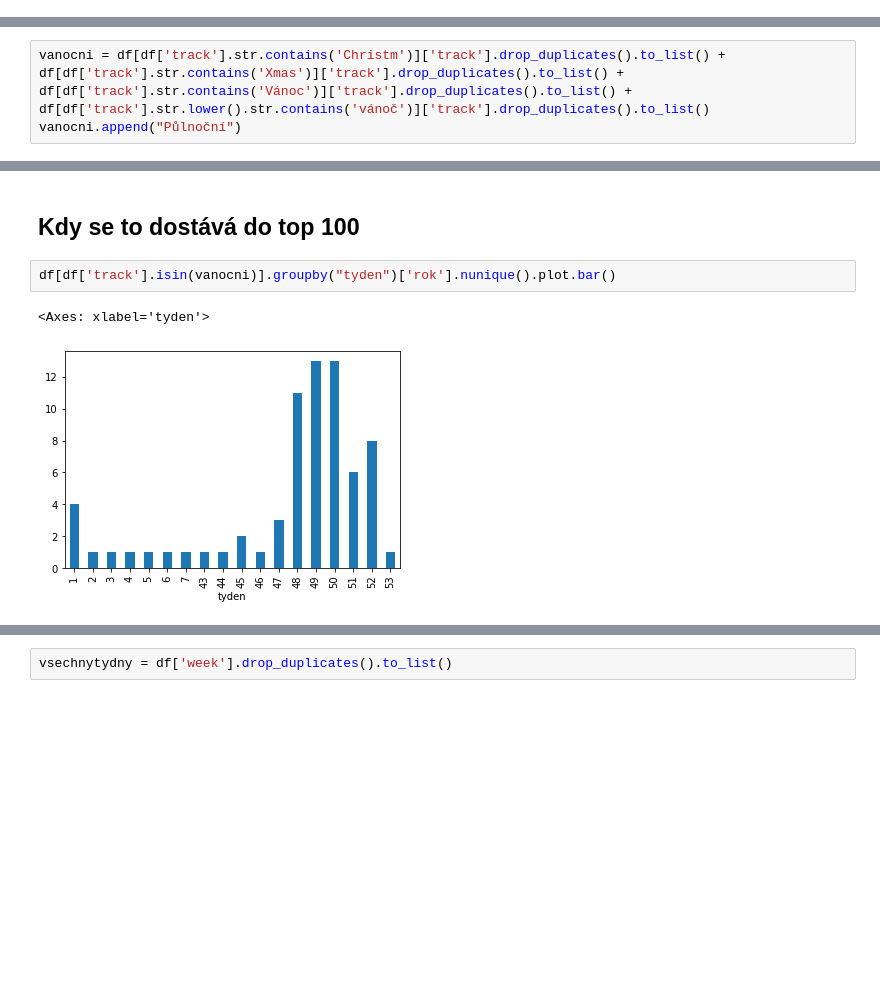
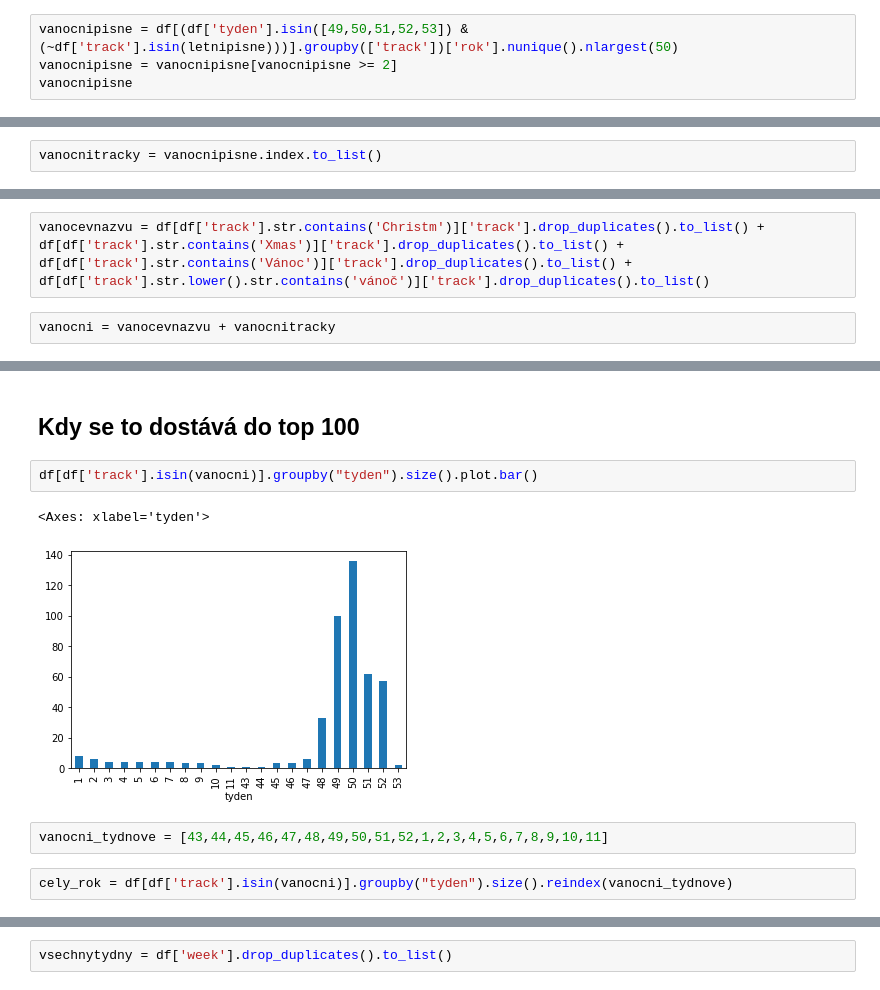
Before and after one commit to DataRozhlas/hitparady, a Jupyter notebook: 105 CZ100RADIO po roce Vánoce.ipynb, the cells around one changed output, grey strips where cells are left out. Drawn from its saved outputs; the diff is of its cells as text; blank space fills up the shorter version.

Commit message:
vánoční písně: ČRo + grafy

```diff
--- a/105 CZ100RADIO po roce Vánoce.ipynb
+++ b/105 CZ100RADIO po roce Vánoce.ipynb
@@ -49,0 +33,4 @@ dtype: float64
+# %%
+vanocnipisne = df[(df['tyden'].isin([49,50,51,52,53]) & (~df['track'].isin(letnipisne)))].groupby(['track'])['rok'].nunique().nlargest(50)
+vanocnipisne = vanocnipisne[vanocnipisne >= 2]
+vanocnipisne
@@ -49,0 +55,2 @@ dtype: float64
+# %%
+vanocnitracky = vanocnipisne.index.to_list()
@@ -81,5 +111,6 @@ df[df['track'].str.contains('Christm')]['track'].drop_duplicates()
 81461                    Merry Christmas
 Name: track, dtype: object
 # %%
-vanocni = df[df['track'].str.contains('Christm')]['track'].drop_duplicates().to_list() + df[df['track'].str.contains('Xmas')]['track'].drop_duplicates().to_list() + df[df['track'].str.contains('Vánoc')]['track'].drop_duplicates().to_list() + df[df['track'].str.lower().str.contains('vánoč')]['track'].drop_duplicates().to_list()
-vanocni.append("Půlnoční")
+vanocevnazvu = df[df['track'].str.contains('Christm')]['track'].drop_duplicates().to_list() + df[df['track'].str.contains('Xmas')]['track'].drop_duplicates().to_list() + df[df['track'].str.contains('Vánoc')]['track'].drop_duplicates().to_list() + df[df['track'].str.lower().str.contains('vánoč')]['track'].drop_duplicates().to_list()
+# %%
+vanocni = vanocevnazvu + vanocnitracky
@@ -86,7 +137,11 @@ vanocni.append("Půlnoční")
 # %% [markdown]
 ## Kdy se to dostává do top 100
 # %%
-df[df['track'].isin(vanocni)].groupby("tyden")['rok'].nunique().plot.bar()
+df[df['track'].isin(vanocni)].groupby("tyden").size().plot.bar()
 # %% [output]
 <Axes: xlabel='tyden'>
-[figure, old version]
+[figure, new version]
+# %%
+vanocni_tydnove = [43,44,45,46,47,48,49,50,51,52,1,2,3,4,5,6,7,8,9,10,11]
+# %%
+cely_rok = df[df['track'].isin(vanocni)].groupby("tyden").size().reindex(vanocni_tydnove)
```
Also changed, not shown: parts of 44 cells of this notebook, 7 other files.
